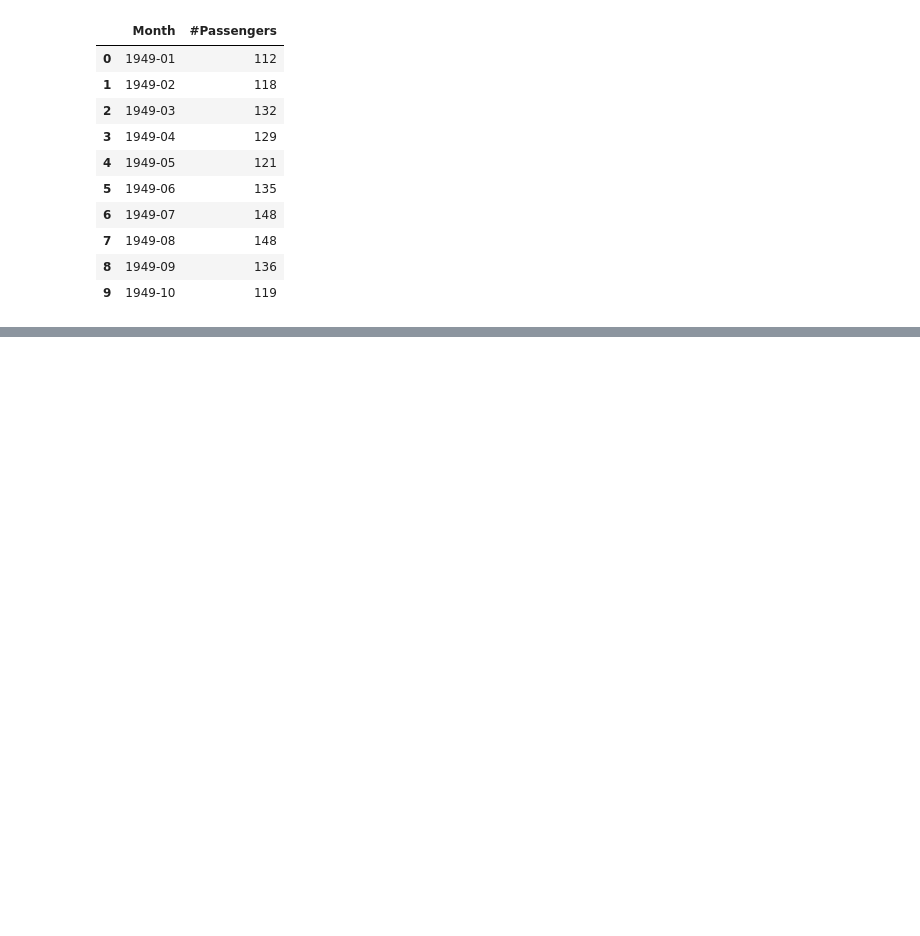
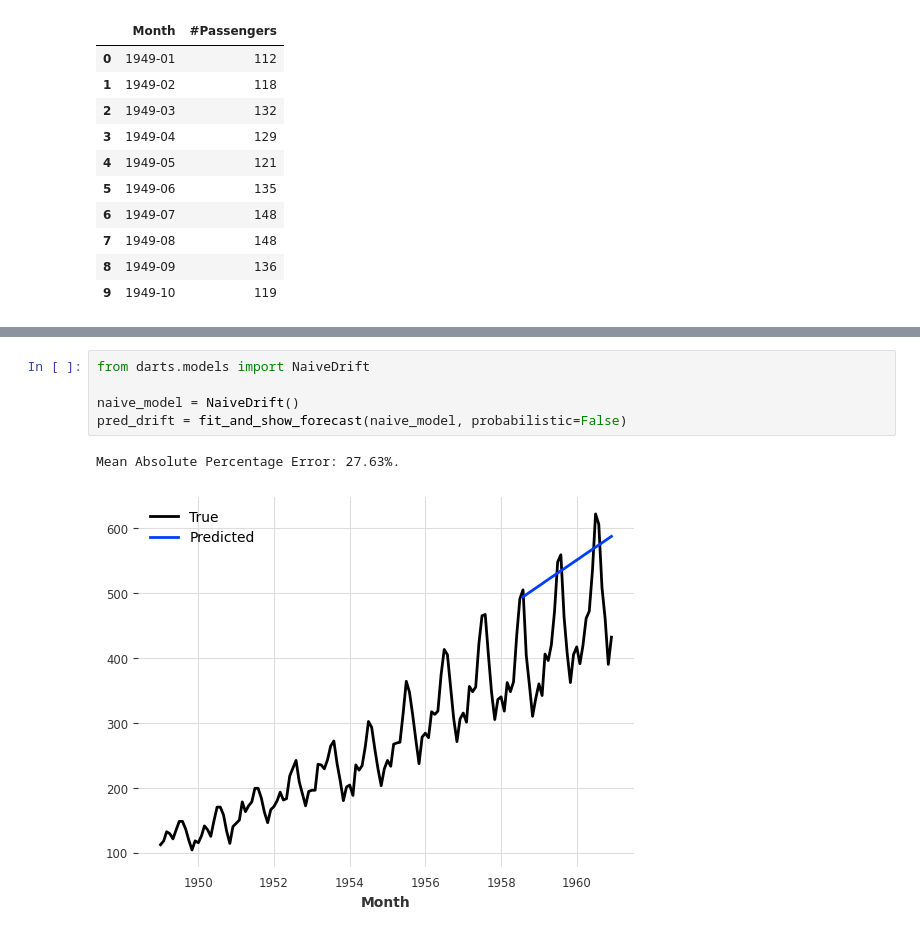
Before and after one commit to Marko-Pyeshchyk/darts-test, a Jupyter notebook: notebook/test.ipynb, the cells around one changed output, grey strips where cells are left out. Drawn from its saved outputs; the diff is of its cells as text; blank space fills up the shorter version.

```diff
--- a/notebook/test.ipynb
+++ b/notebook/test.ipynb
@@ -31,0 +64,8 @@ series.plot()
+# %%
+from darts.models import NaiveDrift
+
+naive_model = NaiveDrift()
+pred_drift = fit_and_show_forecast(naive_model, probabilistic=False)
+# %% [output]
+Mean Absolute Percentage Error: 27.63%.
+[figure, added]
```
Also changed, not shown: parts of 9 cells of this notebook.
